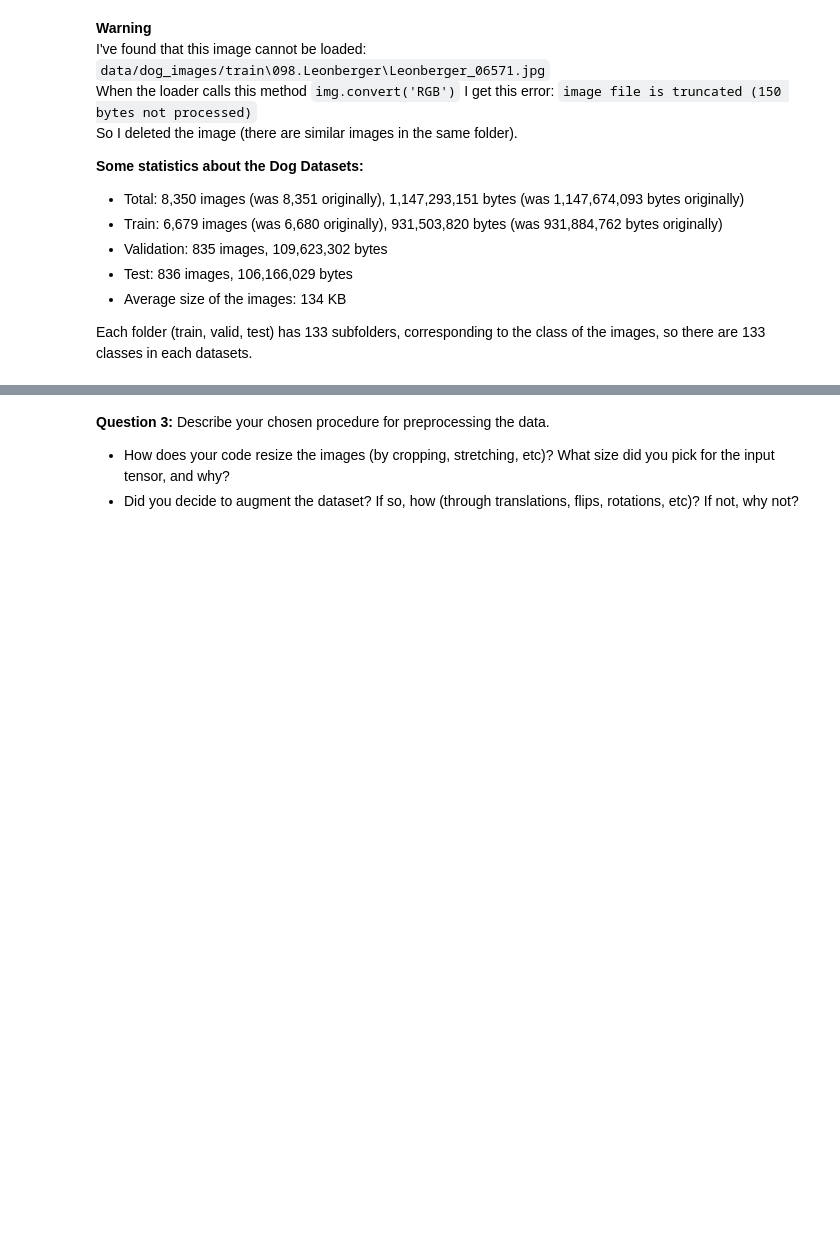
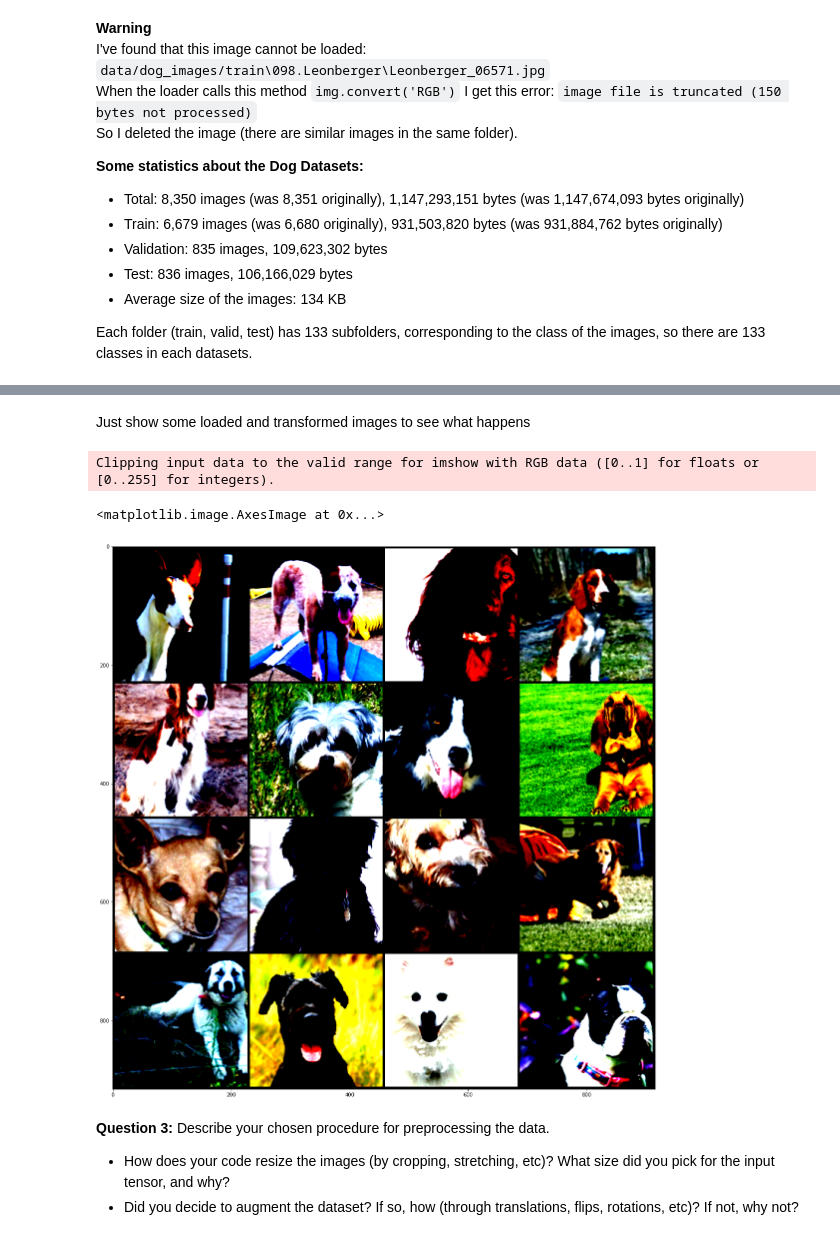
Before and after one commit to raffaeleterribile/Project-2---Dog-Breed-Classifier, a Jupyter notebook: dog_app.ipynb, the cells around one changed output, grey strips where cells are left out. Saved outputs shown, nothing was run; the diff lists cells and outputs as text; code cells hidden in the pictures; blank space fills up the shorter version.

```diff
--- a/dog_app.ipynb
+++ b/dog_app.ipynb
@@ -416,3 +396,18 @@ TypeError: Invalid shape (3, 906, 906) for image data
+# %% [markdown]
+Just show some loaded and transformed images to see what happens
+# %%
+from torchvision.utils import make_grid
+
+figure, axis = plt.subplots(figsize=(20,20))
+
+batch = next(iter(train_loader)) # returns a list with the list of images as first item and the list of targets as second item
+images = batch[0][:16] # Get first 16 images to show in a 4x4 grid
+
+axis.imshow(make_grid(images, 4, 4).permute(1, 2, 0))
+# %% [output]
+Clipping input data to the valid range for imshow with RGB data ([0..1] for floats or [0..255] for integers).
+<matplotlib.image.AxesImage at 0x...>
+[figure, added]
 # %% [markdown]
 **Question 3:** Describe your chosen procedure for preprocessing the data.
 - How does your code resize the images (by cropping, stretching, etc)?  What size did you pick for the input tensor, and why?
```
Also changed, not shown: parts of 5 cells of this notebook, 2 other files.
